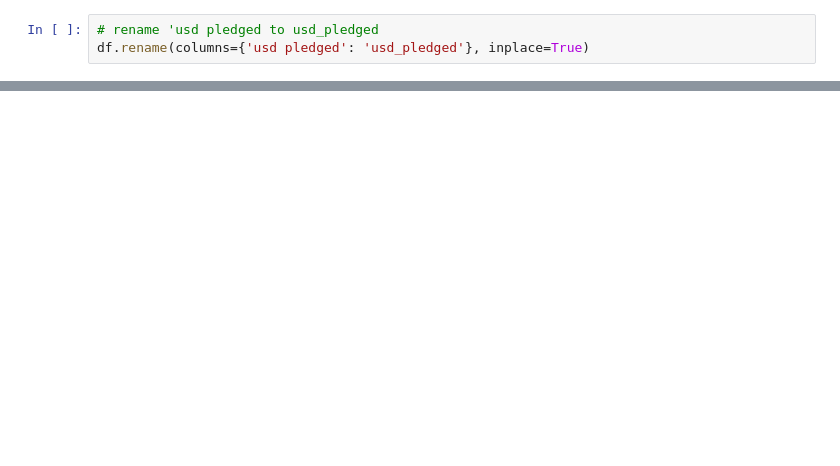
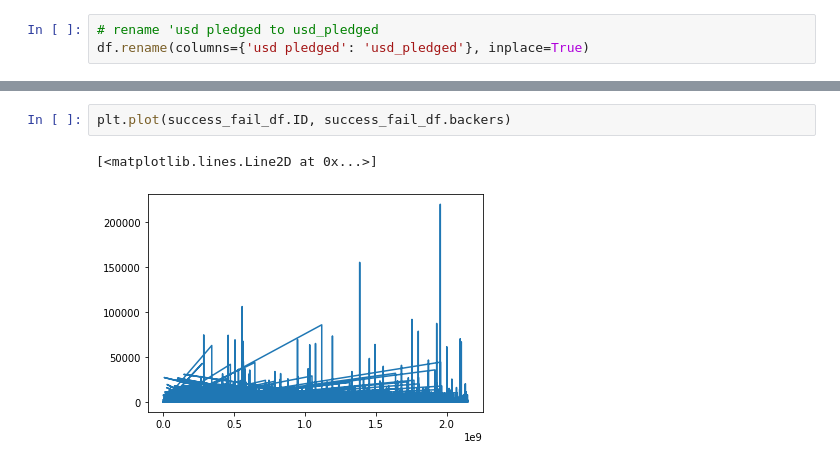
Before and after one commit to davidwederstrandtsr/Xtra_projects, a Jupyter notebook: kickstarter-exercise.ipynb, the cells around one changed output, grey strips where cells are left out. Drawn from its saved outputs; the diff is of its cells as text; blank space fills up the shorter version.

```diff
--- a/kickstarter-exercise.ipynb
+++ b/kickstarter-exercise.ipynb
@@ -131,0 +207,5 @@ df.head()
+# %%
+plt.plot(success_fail_df.ID, success_fail_df.backers)
+# %% [output]
+[<matplotlib.lines.Line2D at 0x...>]
+[figure, added]
```
Also changed, not shown: parts of 25 cells of this notebook.
